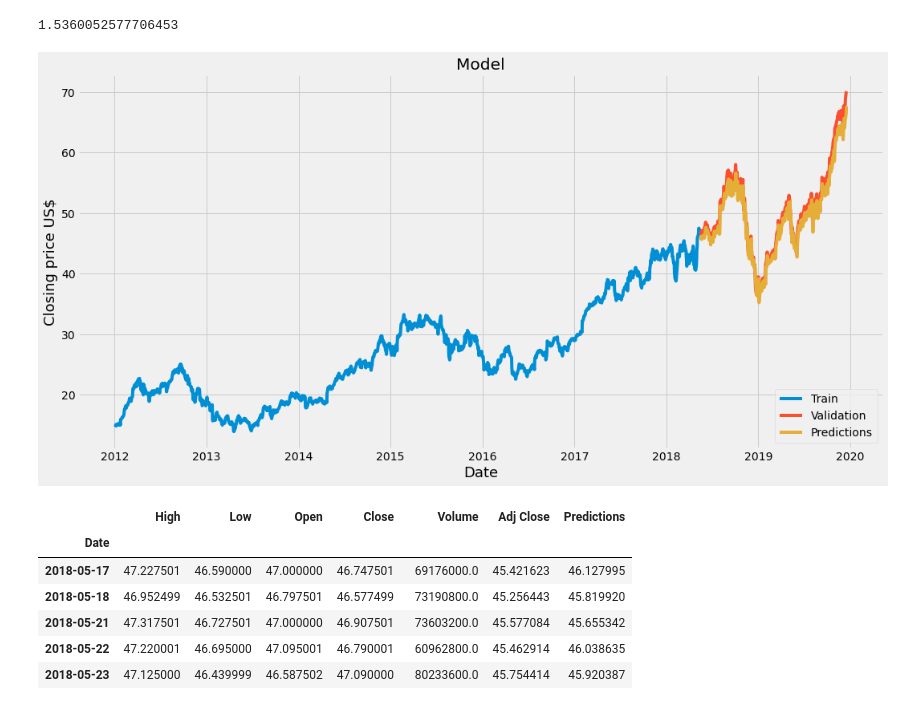
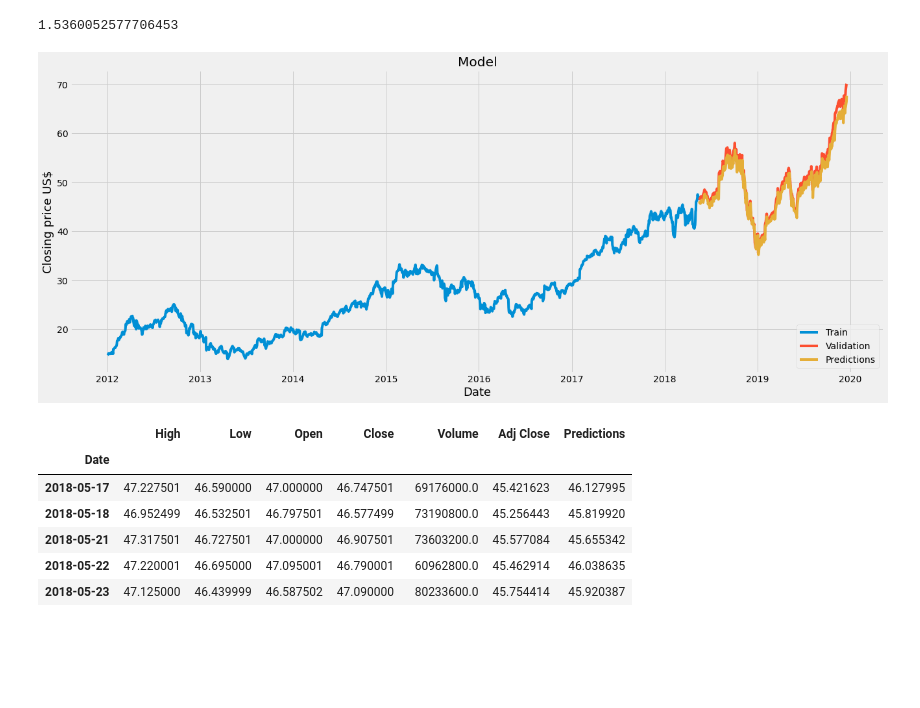
Before and after one commit to GlenOFI/lstm, a Jupyter notebook: stockpricepredictor.ipynb, the cells around one changed output. Drawn from its saved outputs; the diff is of its cells as text; code cells hidden in the pictures; blank space fills up the shorter version.

```diff
--- a/stockpricepredictor.ipynb
+++ b/stockpricepredictor.ipynb
@@ -55,8 +55,11 @@ plt.show()
 # %% [output]
 [figure]
 # %%
-close_prices = price_data.filter(['Close']).values
-
+# close_prices = price_data.filter(['Close']).values
+close_prices_df = price_data.filter(['Close'])
+print(close_prices_df)
+close_prices = close_prices_df.values
+print(close_prices)
 # dataset = data.values   # convert to numpy array
 
 training_data_len = math.ceil(len(close_prices) * test_data_ratio)
@@ -164,19 +202,21 @@ rmse
 # %%
 # Plot
 train = price_data[: training_data_len]
 valid = price_data[training_data_len :]
 valid['Predictions'] = predictions
 
-plt.figure(figsize=(16,8))
+plt.figure(figsize=(20,8))
 plt.title('Model')
 plt.xlabel('Date', fontsize=18)
 plt.ylabel('Closing price US$', fontsize=18)
 plt.plot(train['Close'])
 plt.plot(valid[['Close', 'Predictions']])
 plt.legend(['Train', 'Validation', 'Predictions'], loc='lower right')
 plt.show()
+
+# valid
 # %% [output]
-[figure, old version]
+[figure, new version]
 # %%
 # Show validation and predicted prices
 valid
```
Also changed, not shown: parts of 7 cells of this notebook, 1 other file.
